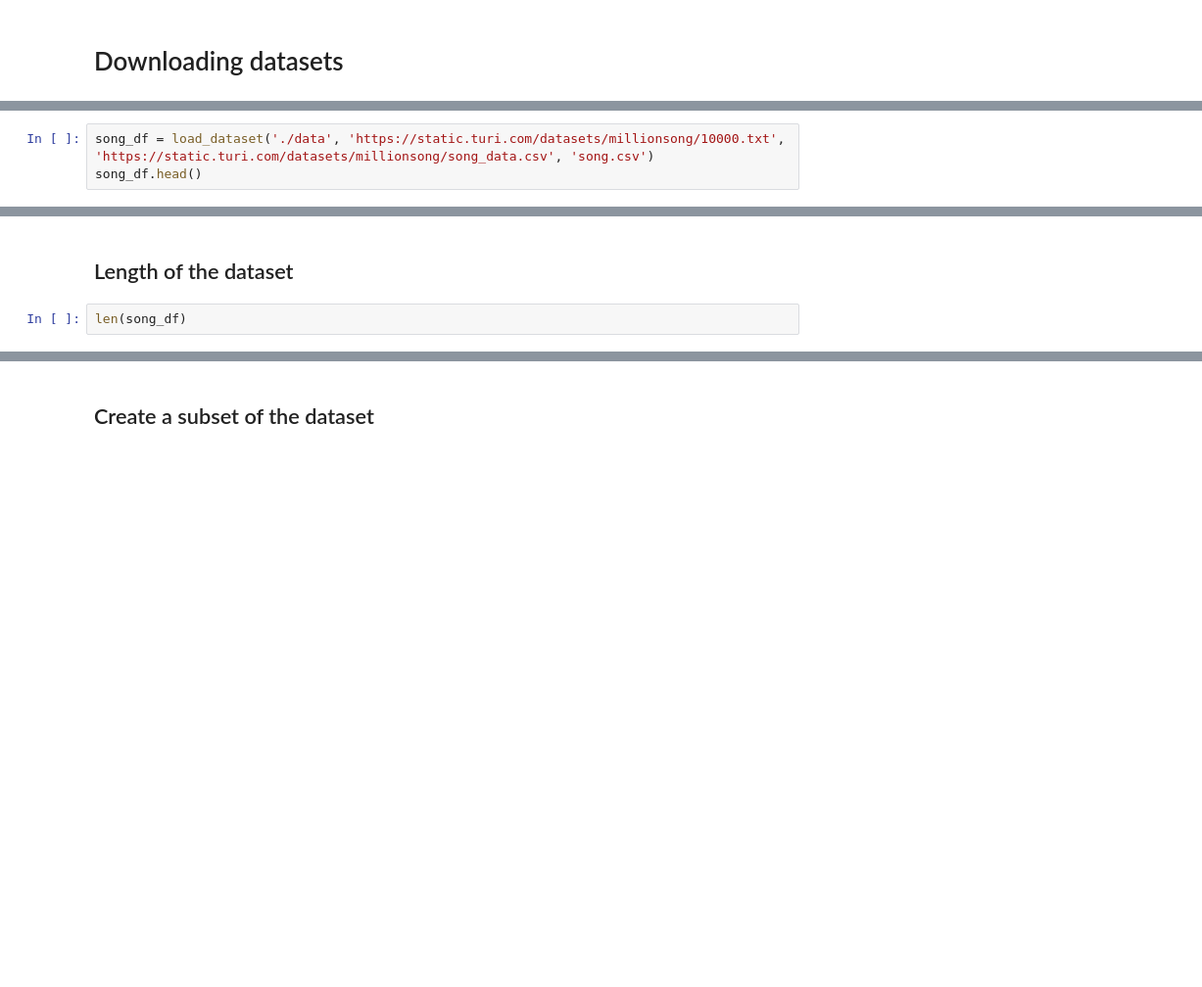
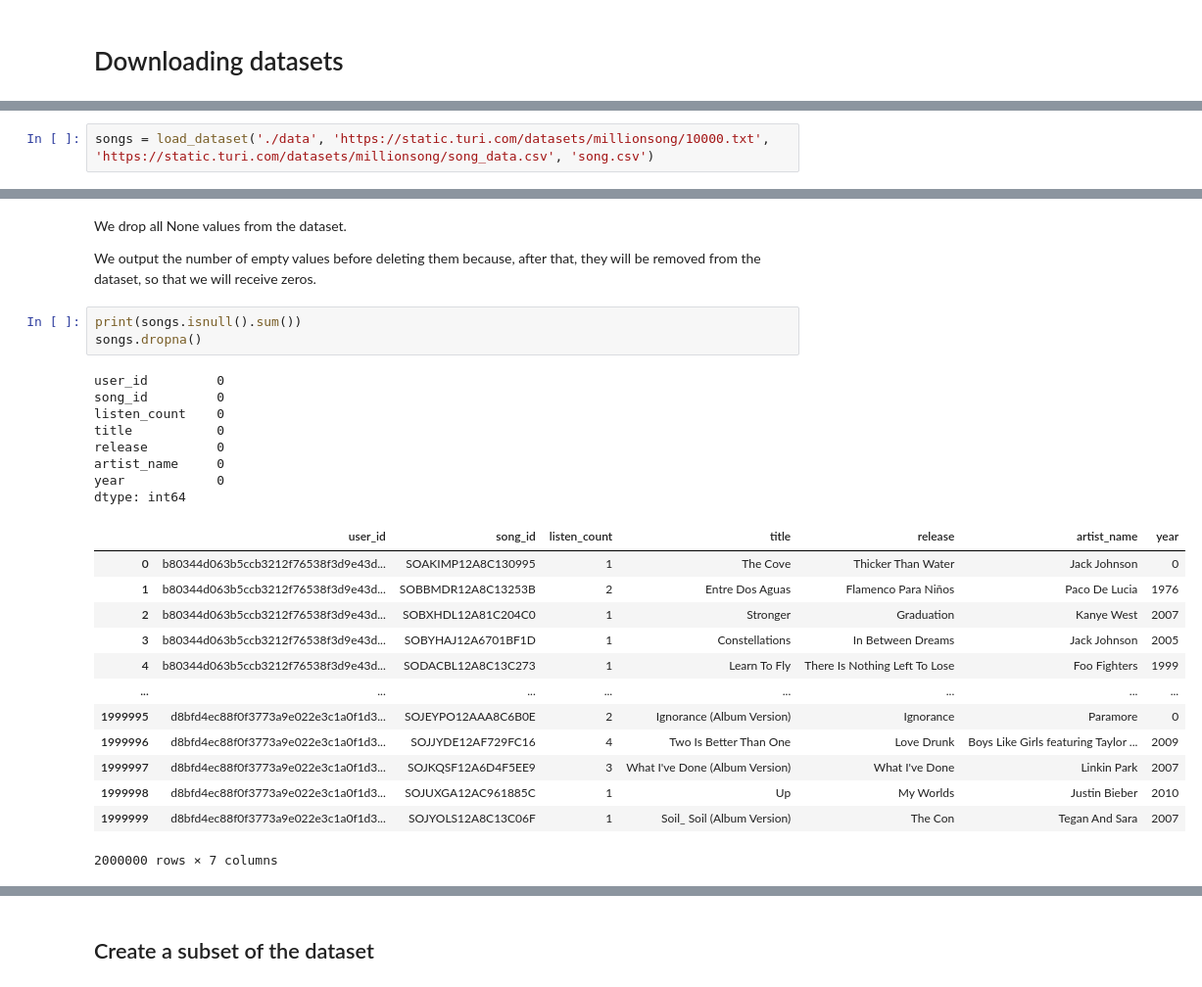
Before and after one commit to halonko/Music-Recommendation-System, a Jupyter notebook: code/playlist_recommendation.ipynb, the cells around one changed output, grey strips where cells are left out. Shown at 98% size. Saved outputs shown, nothing was run; the diff lists cells and outputs as text; blank space fills up the shorter version.

Commit message:
Data analysis added

```diff
--- a/code/playlist_recommendation.ipynb
+++ b/code/playlist_recommendation.ipynb
@@ -15,3 +17,2 @@ We check that the data files are downloaded, if not downloadedб then and saved
 # %%
-song_df = load_dataset('./data', 'https://static.turi.com/datasets/millionsong/10000.txt', 'https://static.turi.com/datasets/millionsong/song_data.csv', 'song.csv')
-song_df.head()
+songs = load_dataset('./data', 'https://static.turi.com/datasets/millionsong/10000.txt', 'https://static.turi.com/datasets/millionsong/song_data.csv', 'song.csv')
@@ -24,4 +32,29 @@ song_df.head()
-# %% [markdown]
-## Length of the dataset
-# %%
-len(song_df)
+# %% [markdown]
+We drop all None values from the dataset.
+
+We output the number of empty values before deleting them because, after that, they will be removed from the dataset, so that we will receive zeros.
+# %%
+print(songs.isnull().sum())
+songs.dropna()
+# %% [output]
+user_id         0
+song_id         0
+listen_count    0
+title           0
+release         0
+artist_name     0
+year            0
+dtype: int64
+|  | user_id | song_id | listen_count | title | release | artist_name | year |
+| 0 | b80344d063b5ccb3212f76538f3d9e43d... | SOAKIMP12A8C130995 | 1 | The Cove | Thicker Than Water | Jack Johnson | 0 |
+| 1 | b80344d063b5ccb3212f76538f3d9e43d... | SOBBMDR12A8C13253B | 2 | Entre Dos Aguas | Flamenco Para Niños | Paco De Lucia | 1976 |
+| 2 | b80344d063b5ccb3212f76538f3d9e43d... | SOBXHDL12A81C204C0 | 1 | Stronger | Graduation | Kanye West | 2007 |
+| 3 | b80344d063b5ccb3212f76538f3d9e43d... | SOBYHAJ12A6701BF1D | 1 | Constellations | In Between Dreams | Jack Johnson | 2005 |
+| 4 | b80344d063b5ccb3212f76538f3d9e43d... | SODACBL12A8C13C273 | 1 | Learn To Fly | There Is Nothing Left To Lose | Foo Fighters | 1999 |
+| ... | ... | ... | ... | ... | ... | ... | ... |
+| 1999995 | d8bfd4ec88f0f3773a9e022e3c1a0f1d3... | SOJEYPO12AAA8C6B0E | 2 | Ignorance (Album Version) | Ignorance | Paramore | 0 |
+| 1999996 | d8bfd4ec88f0f3773a9e022e3c1a0f1d3... | SOJJYDE12AF729FC16 | 4 | Two Is Better Than One | Love Drunk | Boys Like Girls featuring Taylor ... | 2009 |
+| 1999997 | d8bfd4ec88f0f3773a9e022e3c1a0f1d3... | SOJKQSF12A6D4F5EE9 | 3 | What I've Done (Album Version) | What I've Done | Linkin Park | 2007 |
+| 1999998 | d8bfd4ec88f0f3773a9e022e3c1a0f1d3... | SOJUXGA12AC961885C | 1 | Up | My Worlds | Justin Bieber | 2010 |
+| 1999999 | d8bfd4ec88f0f3773a9e022e3c1a0f1d3... | SOJYOLS12A8C13C06F | 1 | Soil_ Soil (Album Version) | The Con | Tegan And Sara | 2007 |
+2000000 rows × 7 columns
```
Also changed, not shown: parts of 17 cells of this notebook, 2 other files.
